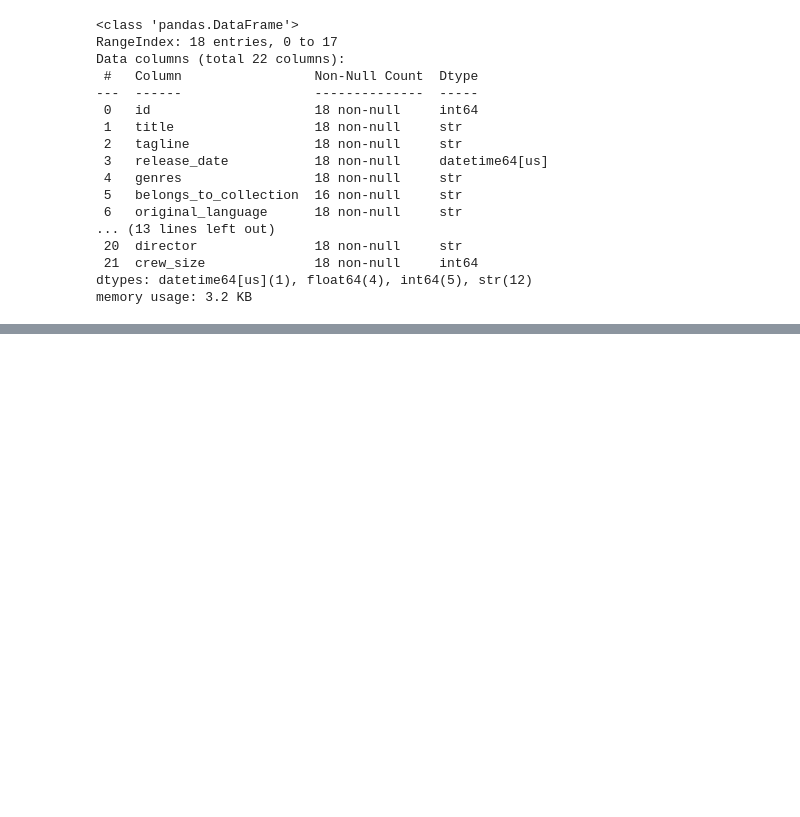
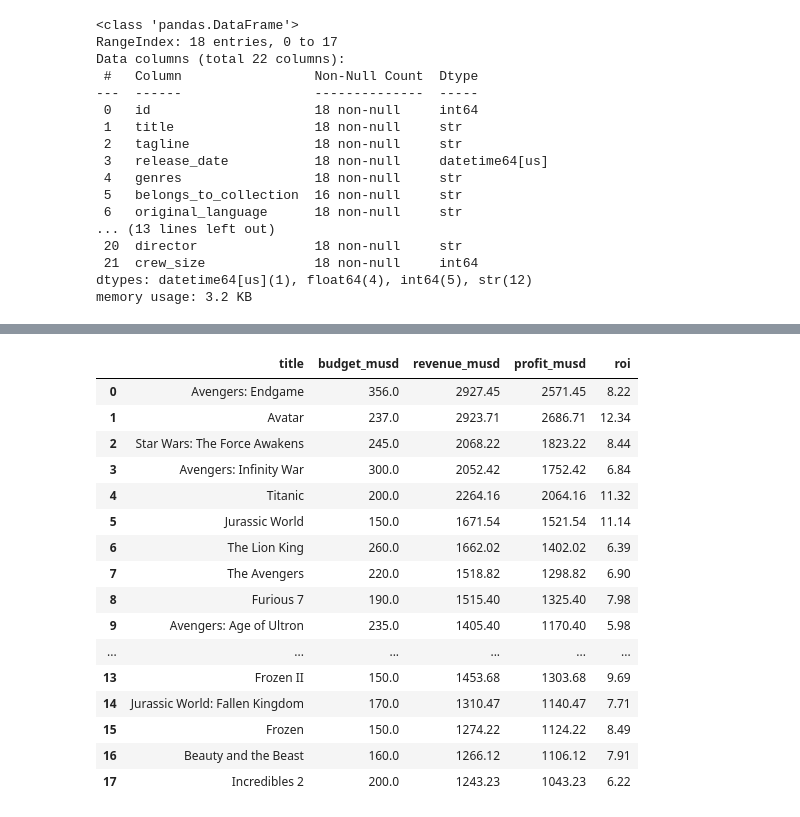
Before and after one commit to CasualLev/tmdb-movalyzer, a Jupyter notebook: notebooks/tmdb_analysis.ipynb, the cells around one changed output, grey strips where cells are left out. Drawn from its saved outputs; the diff is of its cells as text; code cells hidden in the pictures; blank space fills up the shorter version.

Commit message:
Add profit/ROI KPIs, ranking function and search queries

```diff
--- a/notebooks/tmdb_analysis.ipynb
+++ b/notebooks/tmdb_analysis.ipynb
@@ -530,0 +542,23 @@ df.to_csv(PROCESSED_DIR / "movies_clean.csv", index=False)
+# %%
+df["profit_musd"] = df["revenue_musd"] - df["budget_musd"]
+df["roi"] = df["revenue_musd"] / df["budget_musd"]
+
+df[["title", "budget_musd", "revenue_musd", "profit_musd", "roi"]].round(2)
+# %% [output]
+|  | title | budget_musd | revenue_musd | profit_musd | roi |
+| 0 | Avengers: Endgame | 356.0 | 2927.45 | 2571.45 | 8.22 |
+| 1 | Avatar | 237.0 | 2923.71 | 2686.71 | 12.34 |
+| 2 | Star Wars: The Force Awakens | 245.0 | 2068.22 | 1823.22 | 8.44 |
+| 3 | Avengers: Infinity War | 300.0 | 2052.42 | 1752.42 | 6.84 |
+| 4 | Titanic | 200.0 | 2264.16 | 2064.16 | 11.32 |
+| 5 | Jurassic World | 150.0 | 1671.54 | 1521.54 | 11.14 |
+| 6 | The Lion King | 260.0 | 1662.02 | 1402.02 | 6.39 |
+| 7 | The Avengers | 220.0 | 1518.82 | 1298.82 | 6.90 |
+| 8 | Furious 7 | 190.0 | 1515.40 | 1325.40 | 7.98 |
+| 9 | Avengers: Age of Ultron | 235.0 | 1405.40 | 1170.40 | 5.98 |
+| ... | ... | ... | ... | ... | ... |
+| 13 | Frozen II | 150.0 | 1453.68 | 1303.68 | 9.69 |
+| 14 | Jurassic World: Fallen Kingdom | 170.0 | 1310.47 | 1140.47 | 7.71 |
+| 15 | Frozen | 150.0 | 1274.22 | 1124.22 | 8.49 |
+| 16 | Beauty and the Beast | 160.0 | 1266.12 | 1106.12 | 7.91 |
+| 17 | Incredibles 2 | 200.0 | 1243.23 | 1043.23 | 6.22 |
```
Also changed, not shown: parts of 13 cells of this notebook.
